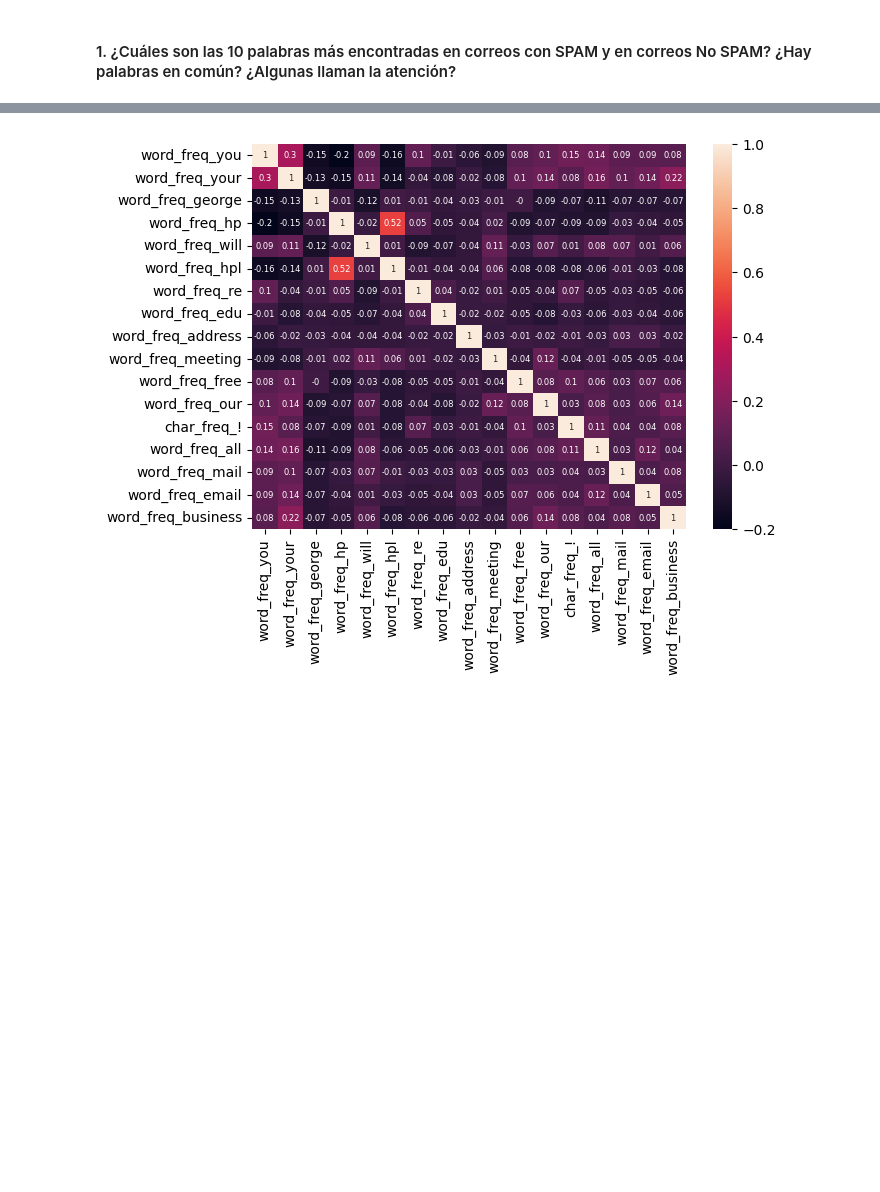
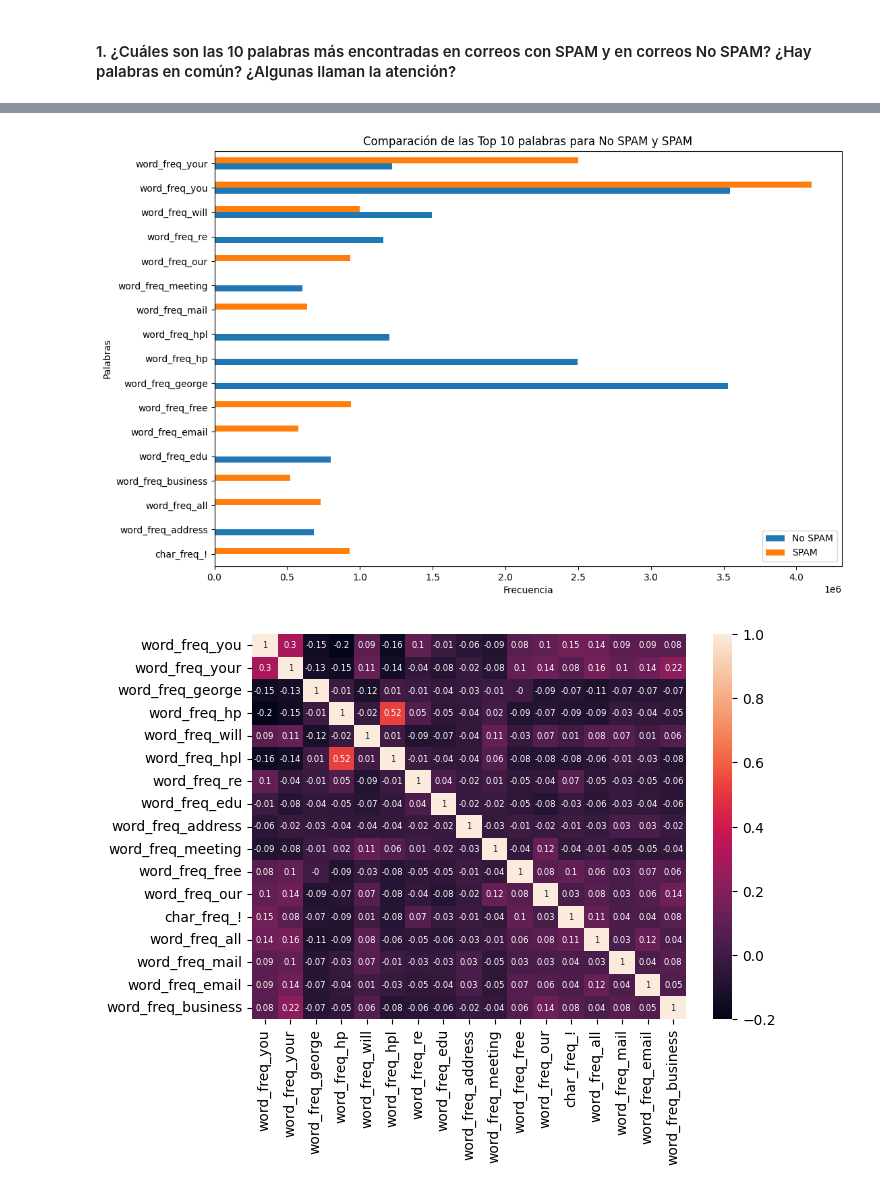
Before and after one commit to FIUBA-CEIA-18Co2024/IIA-TP3, a Jupyter notebook: notebook.ipynb, the cells around one changed output, grey strips where cells are left out. Cells and saved outputs as stored; diff of their text form; code cells hidden in the pictures; blank space fills up the shorter version.

```diff
--- a/notebook.ipynb
+++ b/notebook.ipynb
@@ -173,3 +156,20 @@ Comparación entre palabras mas usadas
+# %%
+no_spam_top10 = column_sum.iloc[0].nlargest(10)
+spam_top10 = column_sum.iloc[1].nlargest(10)
+
+combined_top10 = pd.DataFrame({
+    'No SPAM': no_spam_top10,
+    'SPAM': spam_top10
+}).fillna(0)
+
+# Plotting the combined data
+combined_top10.plot(kind='barh', figsize=(12, 8))
+plt.title('Comparación de las Top 10 palabras para No SPAM y SPAM')
+plt.xlabel('Frecuencia')
+plt.ylabel('Palabras')
+plt.show()
+# %% [output]
+[figure, added]
 # %%
 # Veamos la correlación cruzada
 plt.figure(figsize=(7, 5))
```
Also changed, not shown: parts of 9 cells of this notebook.
